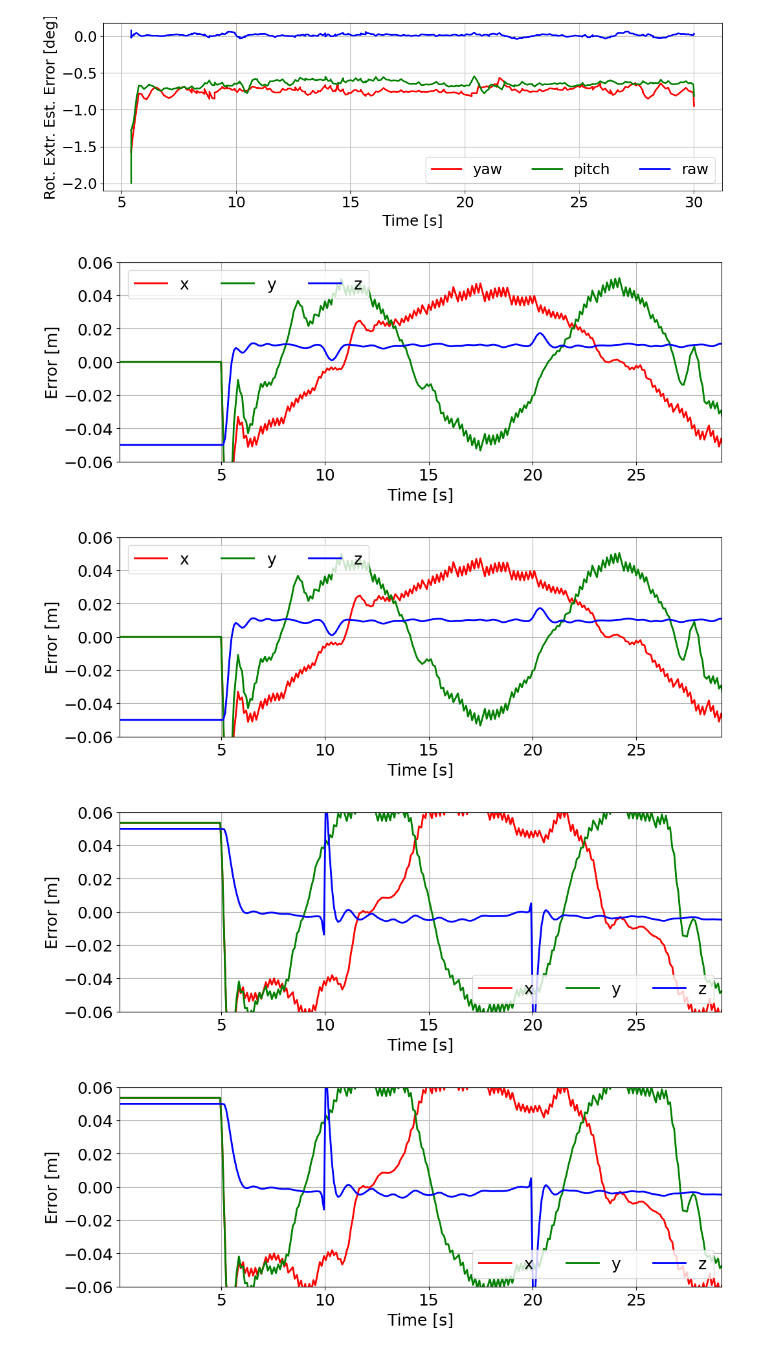
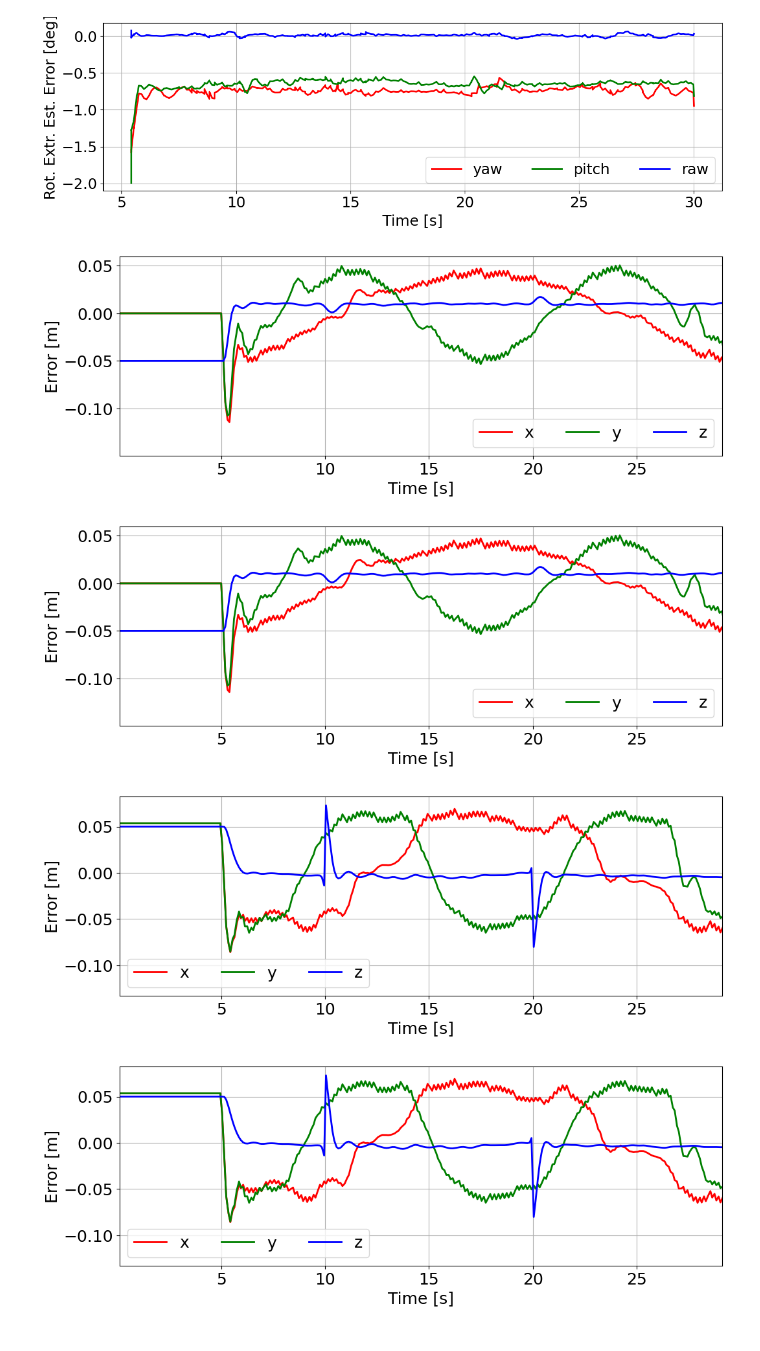
Before and after one commit to pheneliu/GPTR_UWB, a Jupyter notebook: ctgraupro/scripts/analysis_sim.ipynb, the cells around one changed output. Drawn from its saved outputs; the diff is of its cells as text; code cells hidden in the pictures.

```diff
--- a/ctgraupro/scripts/analysis_sim.ipynb
+++ b/ctgraupro/scripts/analysis_sim.ipynb
@@ -182,36 +182,36 @@ for lidx in range(len(traj_est_data)):
     traj_gtr = traj_gtr_data[lidx]
     traj_gtr = evotraj.PoseTrajectory3D(positions_xyz=traj_gtr[:, 0:3], orientations_quat_wxyz=traj_gtr[:, [8, 5, 6, 7]], timestamps=traj_gtr[:, 3])
 
     traj_est, traj_gtr = sync.associate_trajectories(traj_est, traj_gtr, max_diff=0.2)
     traj_err = evotraj.PoseTrajectory3D(positions_xyz=traj_est.positions_xyz - traj_gtr.positions_xyz, \
                                         orientations_quat_wxyz=traj_est.orientations_quat_wxyz, timestamps=traj_est.timestamps)
 
     plt.rcParams.update({'font.size':18})
     fig, ax = plt.subplots(ncols=1, nrows=1, figsize=(12, 4))
     ax.plot(traj_err.timestamps, traj_err.positions_xyz[:, 0], 'r', linewidth=2, label='x')
     ax.plot(traj_err.timestamps, traj_err.positions_xyz[:, 1], 'g', linewidth=2, label='y')
     ax.plot(traj_err.timestamps, traj_err.positions_xyz[:, 2], 'b', linewidth=2, label='z')
     ax.set_xlim([np.min(traj_est.timestamps), np.max(traj_est.timestamps-1.0)])
-    ax.set_ylim([-0.06, 0.06])
+    # ax.set_ylim([-0.06, 0.06])
     ax.legend(ncols=3)
     ax.grid('on')
     ax.set_xlabel('Time [s]')
     ax.set_ylabel('Error [m]')
 
     # Plot the trajectory error
     plt.rcParams.update({'font.size':18})
     fig, ax = plt.subplots(ncols=1, nrows=1, figsize=(12, 4))
     ax.plot(traj_err.timestamps, traj_err.positions_xyz[:, 0], 'r', linewidth=2, label='x')
     ax.plot(traj_err.timestamps, traj_err.positions_xyz[:, 1], 'g', linewidth=2, label='y')
     ax.plot(traj_err.timestamps, traj_err.positions_xyz[:, 2], 'b', linewidth=2, label='z')
     ax.set_xlim([np.min(traj_est.timestamps), np.max(traj_est.timestamps-1.0)])
-    ax.set_ylim([-0.06, 0.06])
+    # ax.set_ylim([-0.06, 0.06])
     ax.legend(ncols=3)
     ax.grid('on')
     ax.set_xlabel('Time [s]')
     ax.set_ylabel('Error [m]')
 # %% [output]
-[figure, old version]
+[figure, new version]
-[figure, old version]
+[figure, new version]
-[figure, old version]
+[figure, new version]
-[figure, old version]
+[figure, new version]
```
Also changed, not shown: 8 other files.
